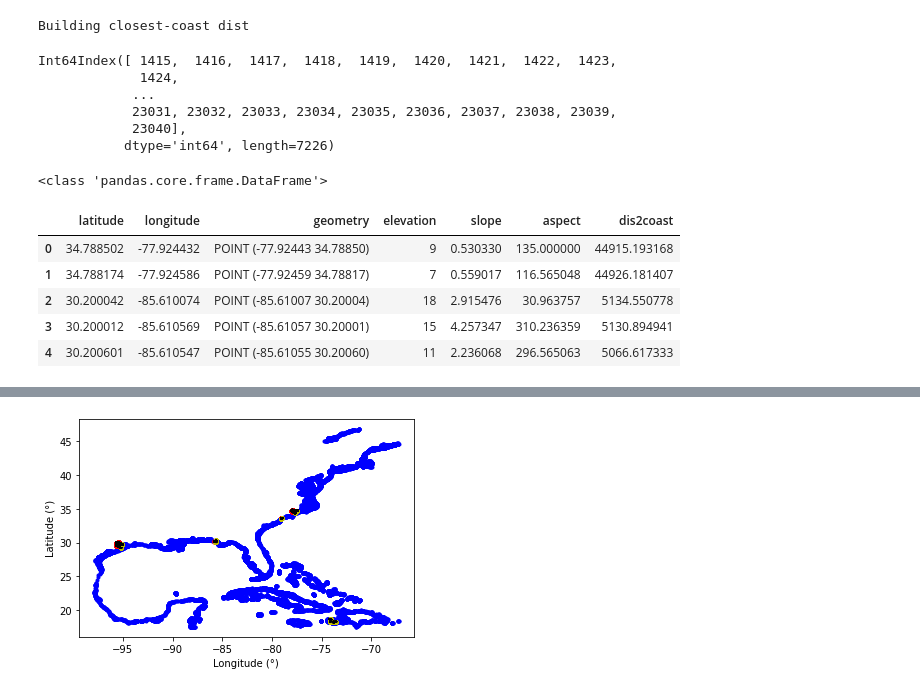
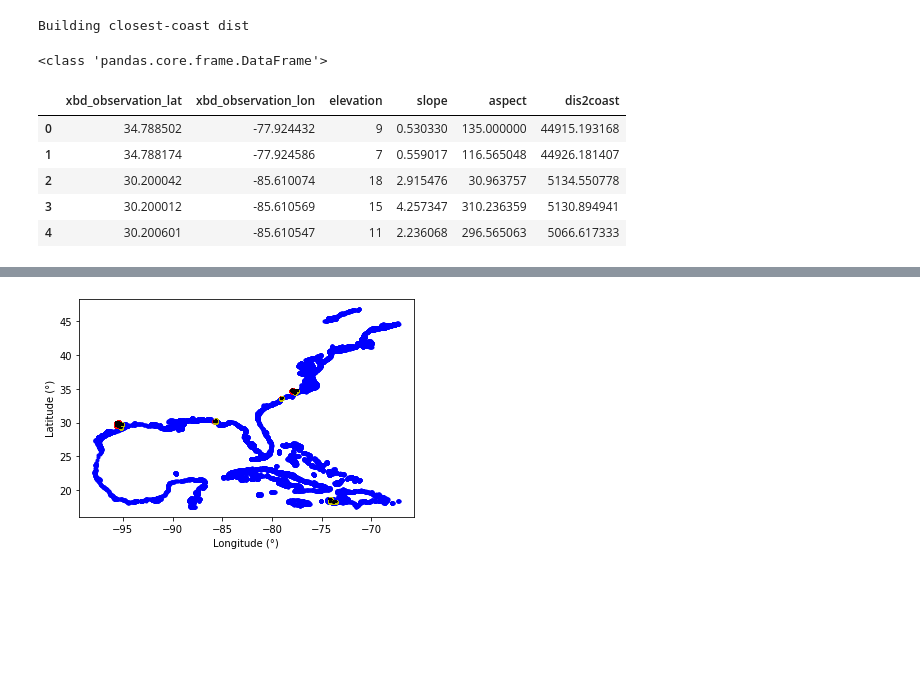
Before and after one commit to ai4er-cdt/hurricane-harm-herald, a Jupyter notebook: notebooks/Terrain_EFs.ipynb, the cells around one changed output, grey strips where cells are left out. Saved outputs shown, nothing was run; the diff lists cells and outputs as text; code cells hidden in the pictures; blank space fills up the shorter version.

Commit message:
change the column names of 'lat' and 'lon' for the pkl data. Deleted some unnecessary code

```diff
--- a/notebooks/Terrain_EFs.ipynb
+++ b/notebooks/Terrain_EFs.ipynb
@@ -116,6 +117,8 @@ index4=(building_locs['lat']<=35) & (building_locs['lat']>=32.5)&(building_locs[
 df4=pd.DataFrame({'latitude':building_locs['lat'][index4],'longitude':building_locs['lon'][index4]})
 gdf4=gpd.GeoDataFrame(df4,geometry=gpd.points_from_xy(df4.longitude,df4.latitude), crs=4326)
 # %%
+# this cell define functions that will be used
+
 def lonlat2xy(lon,lat,dem): # This function convert longitude and latitude to x and y
   rows, cols = rio.transform.rowcol(dem.transform, lon, lat)
   return cols,rows
@@ -130,11 +133,8 @@ def get_height_v2(cols,rows,dem_array): # get the height of the given location (
   x=np.arange(0,np.size(dem_array,1),1)
   y=np.arange(0,np.size(dem_array,0),1)
   f = interp2d(x,y,dem_array, kind='linear') #interploate
-  #H_all=np.array([np.zeros(len(cols),1)])
-  #for i in range(0,len(cols)):
-  #H = f(cols[i],rows[i])
   H_all=np.zeros([len(cols),1])
-  for i in range(0,len(cols)):
+  for i in range(0,len(cols)):  # do the interplotation one by one, otherwise the interp2d will sort the data
      height=f(cols[i],rows[i])
      H_all[i]=height
   return H_all
@@ -144,30 +144,20 @@ def get_slope(cols,rows,slope):# get the slope of the given location (given by l
   y=np.arange(0,np.size(slope,0),1)
   f = interp2d(x,y,slope, kind='linear') #interploate
   S_all=np.zeros([len(cols),1])
-  for i in range(0,len(cols)):
+  for i in range(0,len(cols)):   # do the interplotation one by one, otherwise the interp2d will sort the data
      s=f(cols[i],rows[i])
      S_all[i]=s
   return S_all
-  '''
-  S = f(cols,rows)
-  S=np.diagonal(S)
-  return S
-'''
+
 def get_aspect(cols,lat,aspect): # get the aspect of the given location (given by lon and lat)
   x=np.arange(0,np.size(aspect,1),1)
   y=np.arange(0,np.size(aspect,0),1)
   f = interp2d(x,y,aspect, kind='linear') #interploate
   A_all=np.zeros([len(cols),1])
-  for i in range(0,len(cols)):
+  for i in range(0,len(cols)):  # do the interplotation one by one, otherwise the interp2d will sort the data
      a=f(cols[i],rows[i])
      A_all[i]=a
   return A_all
-
-  '''
-  A = f(cols,lat)
-  A=np.diagonal(A)
-  return A
-  '''
 # %%
 #Check data
 df1.head()
@@ -392,44 +383,30 @@ for i in range(0,len(buildings)):
   distance[i]=data[0]
 # %% [output]
 Building closest-coast dist
-# %%
-print(building_locs['damage_class'][index1].index)
-# %% [output]
-Int64Index([ 1415,  1416,  1417,  1418,  1419,  1420,  1421,  1422,  1423,
-             1424,
-            ...
-            23031, 23032, 23033, 23034, 23035, 23036, 23037, 23038, 23039,
-            23040],
-           dtype='int64', length=7226)
 # %%
-# merge data
-#print(building_locs[index1].index)
-#print(building_locs['lon'][index1].index)
-#type(building_locs['lon'])
-# pack the data
-#Terrian_EFs=building_locs
-#
+# this cell merges data (the four clusters)
 
 df1['dis2coast']=distance[building_locs['lat'][index1].index]
 df2['dis2coast']=distance[building_locs['lat'][index2].index]
 df3['dis2coast']=distance[building_locs['lat'][index3].index]
 df4['dis2coast']=distance[building_locs['lat'][index4].index]
 
 df12 = pd.DataFrame(df1.append(df2,ignore_index = False))
 df34 = pd.DataFrame(df3.append(df4,ignore_index = False))
-Terrian_EFs=pd.DataFrame(df12.append(df34,ignore_index = False))
-#np.shape(Terrian_EFs['latitude'])
-#np.shape(df['latitude'])
-#df.head()
-#df.head()
-Terrian_EFs=Terrian_EFs.sort_index()
+temp=pd.DataFrame(df12.append(df34,ignore_index = False))
+
+
+temp=temp.sort_index()
+Terrian_EFs=pd.DataFrame({'xbd_observation_lat':temp['latitude'],'xbd_observation_lon':temp['longitude'],
+                          'elevation':temp['elevation'],'slope':temp['slope'],'aspect':temp['aspect'],
+                          'dis2coast':temp['dis2coast']})
 print(type(Terrian_EFs))
 Terrian_EFs.head()
 # %% [output]
 <class 'pandas.core.frame.DataFrame'>
-|  | latitude | longitude | geometry | elevation | slope | aspect | dis2coast |
-| 0 | 34.788502 | -77.924432 | POINT (-77.92443 34.78850) | 9 | 0.530330 | 135.000000 | 44915.193168 |
-| 1 | 34.788174 | -77.924586 | POINT (-77.92459 34.78817) | 7 | 0.559017 | 116.565048 | 44926.181407 |
-| 2 | 30.200042 | -85.610074 | POINT (-85.61007 30.20004) | 18 | 2.915476 | 30.963757 | 5134.550778 |
-| 3 | 30.200012 | -85.610569 | POINT (-85.61057 30.20001) | 15 | 4.257347 | 310.236359 | 5130.894941 |
-| 4 | 30.200601 | -85.610547 | POINT (-85.61055 30.20060) | 11 | 2.236068 | 296.565063 | 5066.617333 |
+|  | xbd_observation_lat | xbd_observation_lon | elevation | slope | aspect | dis2coast |
+| 0 | 34.788502 | -77.924432 | 9 | 0.530330 | 135.000000 | 44915.193168 |
+| 1 | 34.788174 | -77.924586 | 7 | 0.559017 | 116.565048 | 44926.181407 |
+| 2 | 30.200042 | -85.610074 | 18 | 2.915476 | 30.963757 | 5134.550778 |
+| 3 | 30.200012 | -85.610569 | 15 | 4.257347 | 310.236359 | 5130.894941 |
+| 4 | 30.200601 | -85.610547 | 11 | 2.236068 | 296.565063 | 5066.617333 |
```
Also changed, not shown: parts of 13 cells of this notebook.
